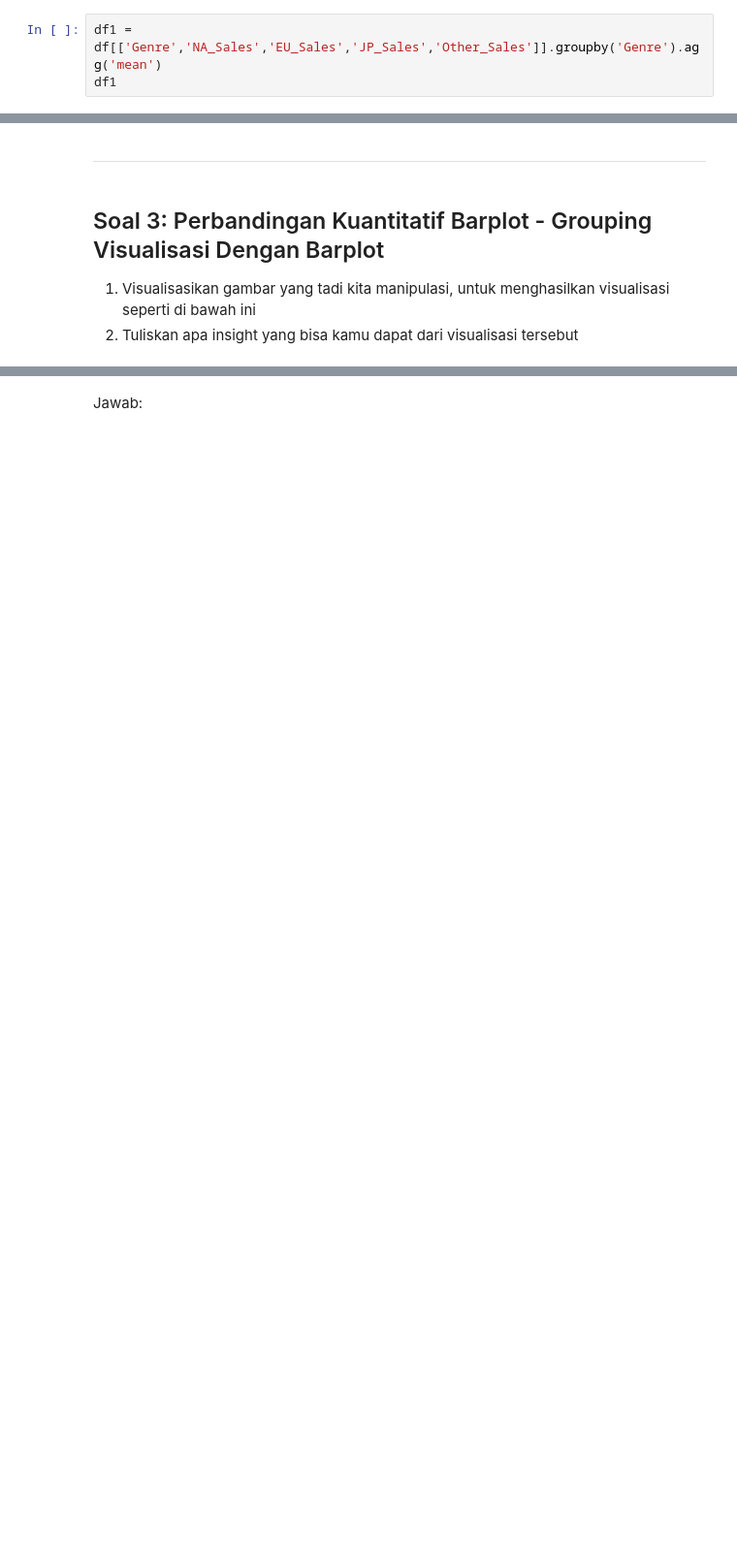
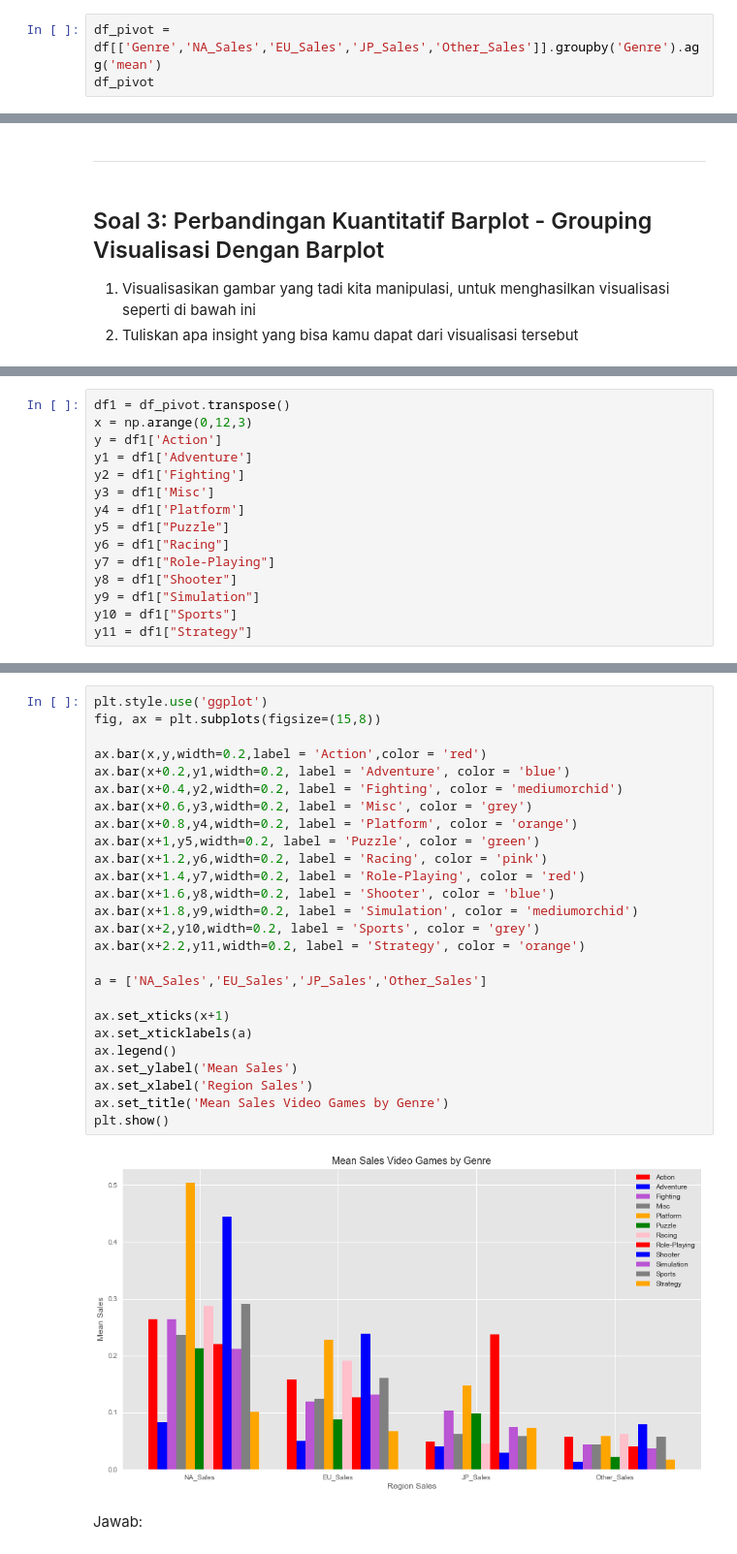
Before and after one commit to anggawp-learning/sanberlearn, a Jupyter notebook: Tugas Hari 4 Pekan 3_Angga Wahyu Pratama.ipynb, the cells around one changed output, grey strips where cells are left out. Shown at 97% size. Saved outputs shown, nothing was run; the diff lists cells and outputs as text; blank space fills up the shorter version.

```diff
--- a/Tugas Hari 4 Pekan 3_Angga Wahyu Pratama.ipynb
+++ b/Tugas Hari 4 Pekan 3_Angga Wahyu Pratama.ipynb
@@ -89,8 +89,8 @@ df.head()
 
 Manipulasi data tersebut dengan menggroupkan berdasarkan Genre, kemudian ambil rata2 penjualan untuk setiap Region Kecuali Global_Sales berdasarkan kategori Genre.
 # %%
-df1 = df[['Genre','NA_Sales','EU_Sales','JP_Sales','Other_Sales']].groupby('Genre').agg('mean')
-df1
+df_pivot = df[['Genre','NA_Sales','EU_Sales','JP_Sales','Other_Sales']].groupby('Genre').agg('mean')
+df_pivot
 # %% [output]
 |  | NA_Sales | EU_Sales | JP_Sales | Other_Sales |
 | Genre |  |  |  |  |
@@ -138,0 +120,15 @@ ValueError: shape mismatch: objects cannot be broadcast to a single shape
+# %%
+df1 = df_pivot.transpose()
+x = np.arange(0,12,3)
+y = df1['Action']
+y1 = df1['Adventure']
+y2 = df1['Fighting']
+y3 = df1['Misc']
+y4 = df1['Platform']
+y5 = df1["Puzzle"]
+y6 = df1["Racing"]
+y7 = df1["Role-Playing"]
+y8 = df1["Shooter"]
+y9 = df1["Simulation"]
+y10 = df1["Sports"]
+y11 = df1["Strategy"]
@@ -139,3 +143,31 @@ ValueError: shape mismatch: objects cannot be broadcast to a single shape
+# %%
+plt.style.use('ggplot')
+fig, ax = plt.subplots(figsize=(15,8))
+
+ax.bar(x,y,width=0.2,label = 'Action',color = 'red')
+ax.bar(x+0.2,y1,width=0.2, label = 'Adventure', color = 'blue')
+ax.bar(x+0.4,y2,width=0.2, label = 'Fighting', color = 'mediumorchid')
+ax.bar(x+0.6,y3,width=0.2, label = 'Misc', color = 'grey')
+ax.bar(x+0.8,y4,width=0.2, label = 'Platform', color = 'orange')
+ax.bar(x+1,y5,width=0.2, label = 'Puzzle', color = 'green')
+ax.bar(x+1.2,y6,width=0.2, label = 'Racing', color = 'pink')
+ax.bar(x+1.4,y7,width=0.2, label = 'Role-Playing', color = 'red')
+ax.bar(x+1.6,y8,width=0.2, label = 'Shooter', color = 'blue')
+ax.bar(x+1.8,y9,width=0.2, label = 'Simulation', color = 'mediumorchid')
+ax.bar(x+2,y10,width=0.2, label = 'Sports', color = 'grey')
+ax.bar(x+2.2,y11,width=0.2, label = 'Strategy', color = 'orange')
+
+a = ['NA_Sales','EU_Sales','JP_Sales','Other_Sales']
+
+ax.set_xticks(x+1)
+ax.set_xticklabels(a)
+ax.legend()
+ax.set_ylabel('Mean Sales')
+ax.set_xlabel('Region Sales')
+ax.set_title('Mean Sales Video Games by Genre')
+plt.show()
+# %% [output]
+[figure, added]
 # %% [markdown]
 Jawab:
 # %% [markdown]
```
Also changed, not shown: parts of 5 cells of this notebook.
